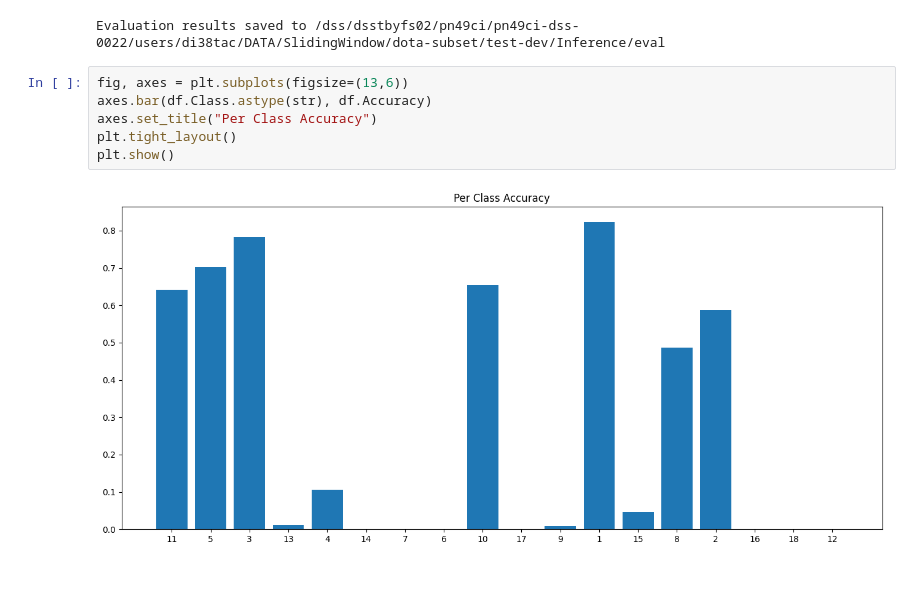
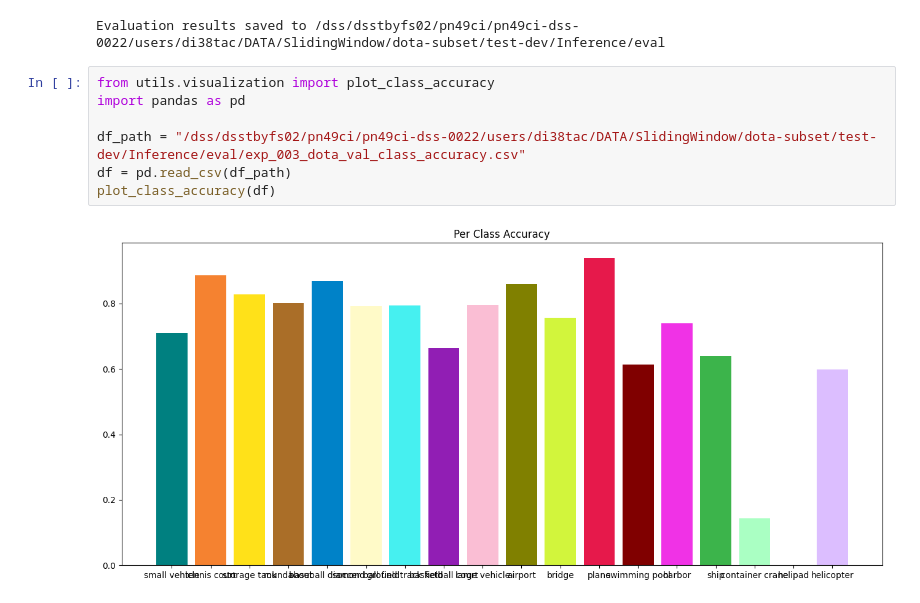
Before and after one commit to Siedrid/DOTA-Net, a Jupyter notebook: code/03-DOTA_Inference_visualizations.ipynb, the cells around one changed output. Saved outputs shown, nothing was run; the diff lists cells and outputs as text.

```diff
--- a/code/03-DOTA_Inference_visualizations.ipynb
+++ b/code/03-DOTA_Inference_visualizations.ipynb
@@ -214,11 +231,12 @@ df.to_csv(out_path / f"{EXPERIMENT_ID}_{DOTA_SET}_{SPLIT}_class_accuracy.csv", i
 print(f"Evaluation results saved to {out_path}")
 # %% [output]
 Evaluation results saved to /dss/dsstbyfs02/pn49ci/pn49ci-dss-0022/users/di38tac/DATA/SlidingWindow/dota-subset/test-dev/Inference/eval
-# %%
-fig, axes = plt.subplots(figsize=(13,6))
-axes.bar(df.Class.astype(str), df.Accuracy)
-axes.set_title("Per Class Accuracy")
-plt.tight_layout()
-plt.show()
-# %% [output]
-[figure, removed]
+# %%
+from utils.visualization import plot_class_accuracy
+import pandas as pd
+
+df_path = "/dss/dsstbyfs02/pn49ci/pn49ci-dss-0022/users/di38tac/DATA/SlidingWindow/dota-subset/test-dev/Inference/eval/exp_003_dota_val_class_accuracy.csv"
+df = pd.read_csv(df_path)
+plot_class_accuracy(df)
+# %% [output]
+[figure, added]
```
Also changed, not shown: parts of 9 cells of this notebook, 2 other files.
